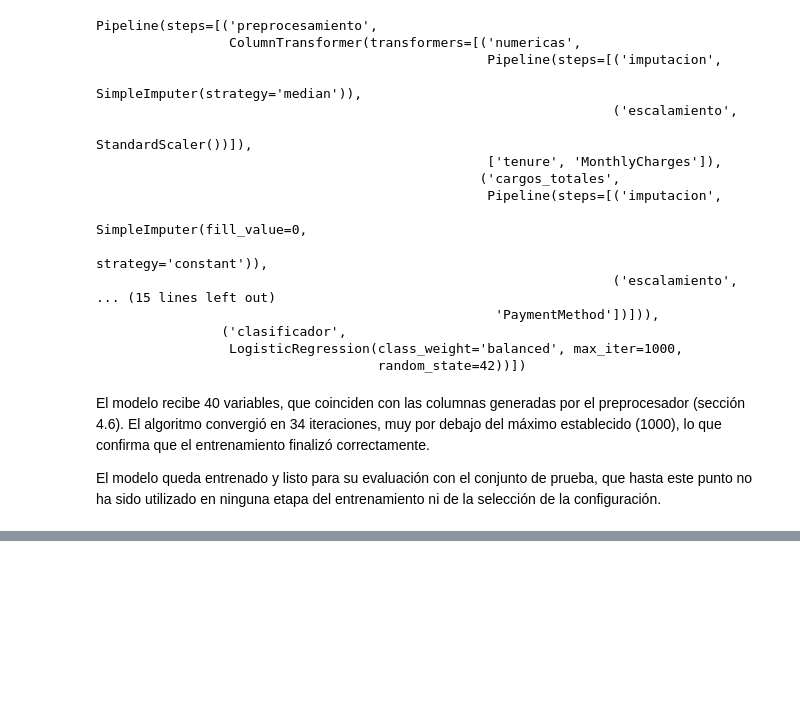
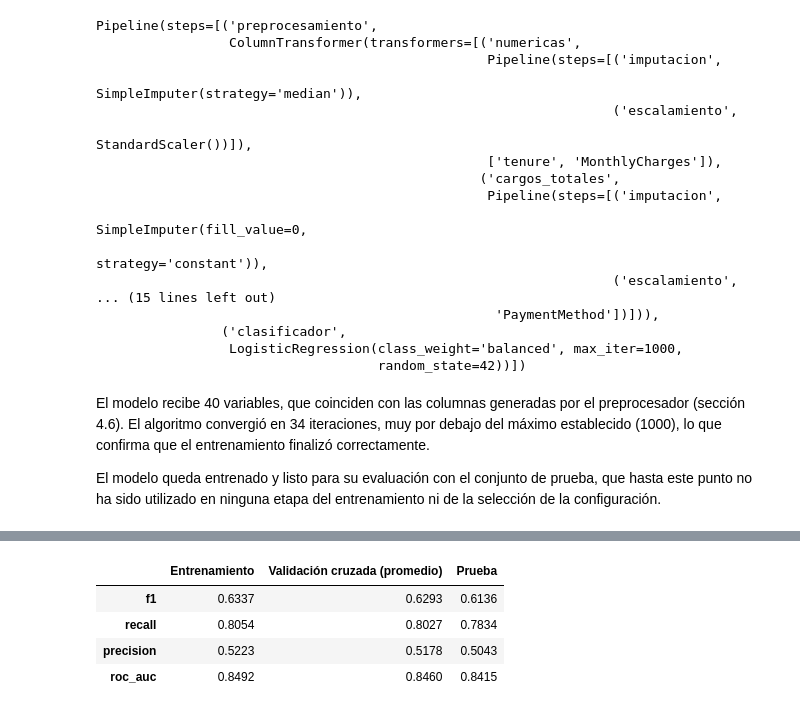
Before and after one commit to Alexa0723/Proyecto_Modelos1, a Jupyter notebook: fase-1/Fase_1_Modelo_Predictivo.ipynb, the cells around one changed output, grey strips where cells are left out. Saved outputs shown, nothing was run; the diff lists cells and outputs as text; code cells hidden in the pictures; blank space fills up the shorter version.

```diff
--- a/fase-1/Fase_1_Modelo_Predictivo.ipynb
+++ b/fase-1/Fase_1_Modelo_Predictivo.ipynb
@@ -1563,0 +1798,37 @@ entrenamiento ni de la selección de la configuración.
+# %%
+# 7.4 Verificación de sobreajuste
+
+resultados_entrenamiento = evaluar_modelo(
+    "Entrenamiento",
+    modelo_predictivo,
+    predictoras_entrenamiento,
+    objetivo_entrenamiento
+)
+
+fila_validacion_elegida = tabla_validacion_cruzada[
+    tabla_validacion_cruzada["configuración"] == nombre_configuracion_elegida
+].iloc[0]
+
+metricas_generalizacion = ["f1", "recall", "precision", "roc_auc"]
+valores_entrenamiento = []
+valores_validacion = []
+valores_prueba = []
+
+for nombre_metrica in metricas_generalizacion:
+    valores_entrenamiento.append(round(resultados_entrenamiento[nombre_metrica], 4))
+    valores_validacion.append(round(fila_validacion_elegida[nombre_metrica + " (promedio)"], 4))
+    valores_prueba.append(round(resultados_modelo_predictivo[nombre_metrica], 4))
+
+tabla_generalizacion = pd.DataFrame({
+    "Entrenamiento": valores_entrenamiento,
+    "Validación cruzada (promedio)": valores_validacion,
+    "Prueba": valores_prueba
+}, index=metricas_generalizacion)
+
+tabla_generalizacion
+# %% [output]
+|  | Entrenamiento | Validación cruzada (promedio) | Prueba |
+| f1 | 0.6337 | 0.6293 | 0.6136 |
+| recall | 0.8054 | 0.8027 | 0.7834 |
+| precision | 0.5223 | 0.5178 | 0.5043 |
+| roc_auc | 0.8492 | 0.8460 | 0.8415 |
```
Also changed, not shown: parts of 16 cells of this notebook.
